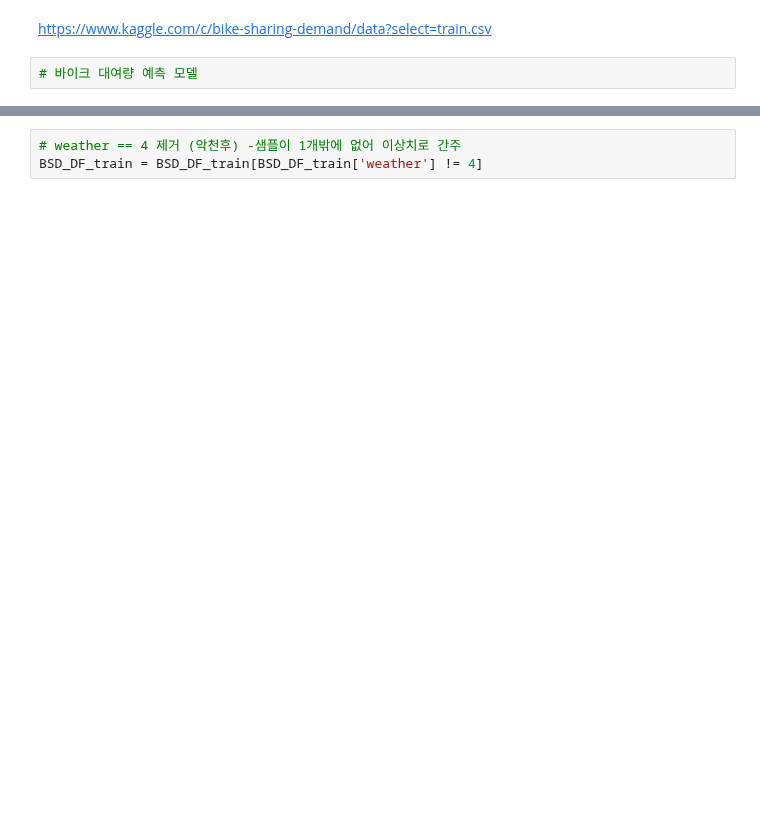
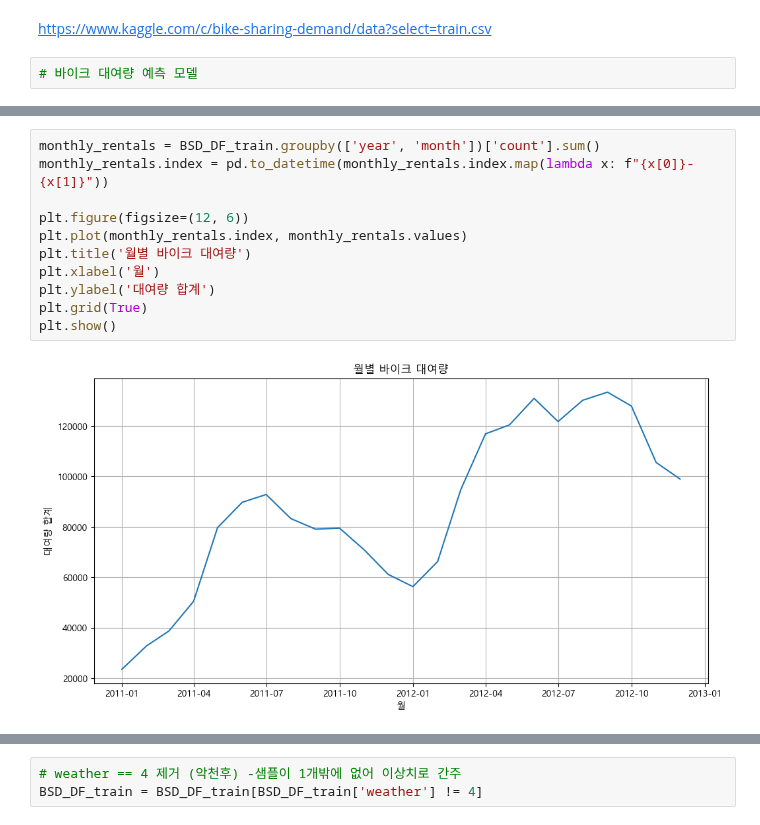
Before and after one commit to zdeik/hipython_rep, a Jupyter notebook: 39.bike대여량예측모델.ipynb, the cells around one changed output, grey strips where cells are left out. Saved outputs shown, nothing was run; the diff lists cells and outputs as text; blank space fills up the shorter version.

```diff
--- a/39.bike대여량예측모델.ipynb
+++ b/39.bike대여량예측모델.ipynb
@@ -113,3 +152,16 @@ BSD_DF_train[weekday_cols] = BSD_DF_train[weekday_cols].astype(int)
+# %%
+monthly_rentals = BSD_DF_train.groupby(['year', 'month'])['count'].sum()
+monthly_rentals.index = pd.to_datetime(monthly_rentals.index.map(lambda x: f"{x[0]}-{x[1]}"))
+
+plt.figure(figsize=(12, 6))
+plt.plot(monthly_rentals.index, monthly_rentals.values)
+plt.title('월별 바이크 대여량')
+plt.xlabel('월')
+plt.ylabel('대여량 합계')
+plt.grid(True)
+plt.show()
+# %% [output]
+[figure, added]
 # %%
 BSD_DF_train.info()
 # %% [output]
```
Also changed, not shown: parts of 55 cells of this notebook, 2 other files.
